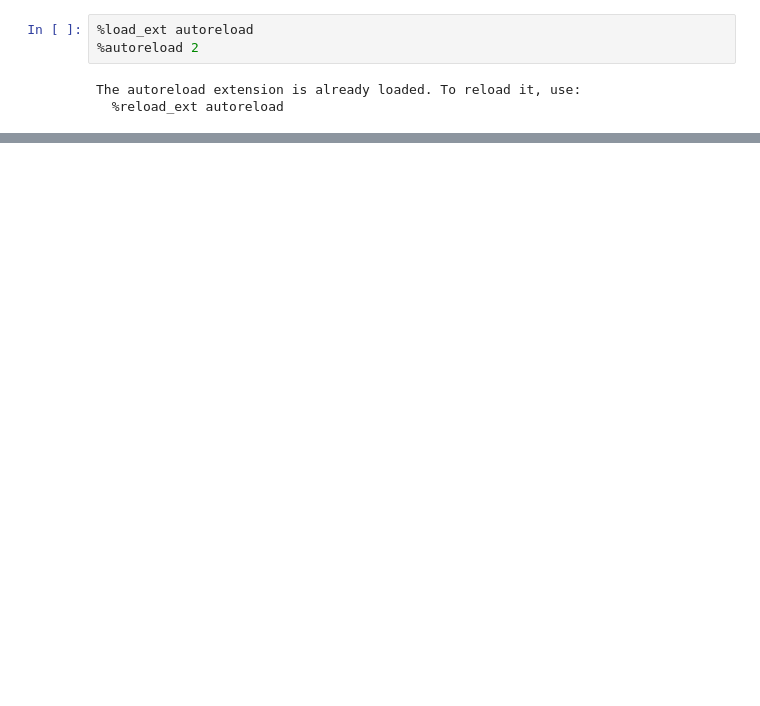
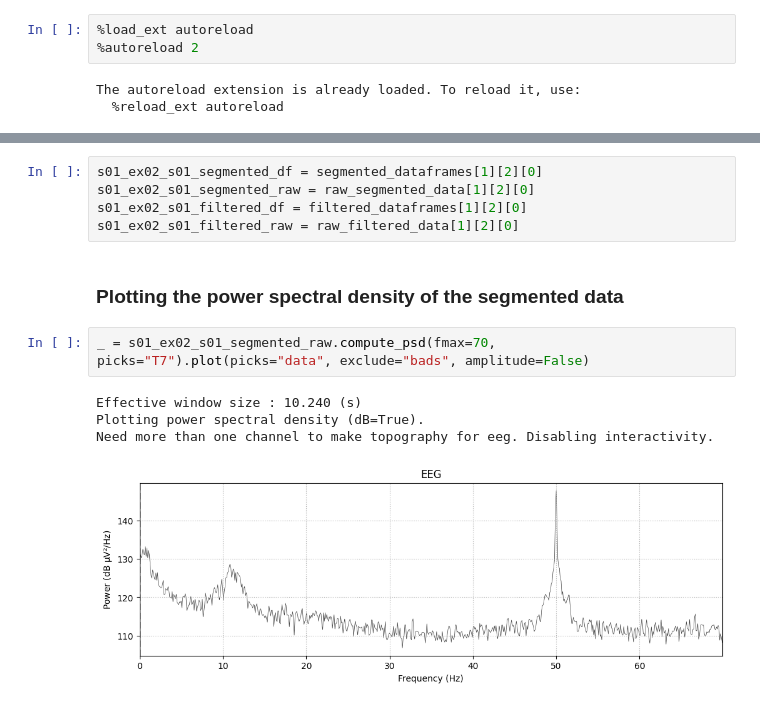
Before and after one commit to syntactic/EEG-Biometric-Authentication, a Jupyter notebook: project.ipynb, the cells around one changed output, grey strips where cells are left out. Saved outputs shown, nothing was run; the diff lists cells and outputs as text; blank space fills up the shorter version.

```diff
--- a/project.ipynb
+++ b/project.ipynb
@@ -133,0 +47,14 @@ dtype: float64
+# %%
+s01_ex02_s01_segmented_df = segmented_dataframes[1][2][0]
+s01_ex02_s01_segmented_raw = raw_segmented_data[1][2][0]
+s01_ex02_s01_filtered_df = filtered_dataframes[1][2][0]
+s01_ex02_s01_filtered_raw = raw_filtered_data[1][2][0]
+# %% [markdown]
+### Plotting the power spectral density of the segmented data
+# %%
+_ = s01_ex02_s01_segmented_raw.compute_psd(fmax=70, picks="T7").plot(picks="data", exclude="bads", amplitude=False)
+# %% [output]
+Effective window size : 10.240 (s)
+Plotting power spectral density (dB=True).
+Need more than one channel to make topography for eeg. Disabling interactivity.
+[figure, added]
```
Also changed, not shown: parts of 48 cells of this notebook, 1 other file.
